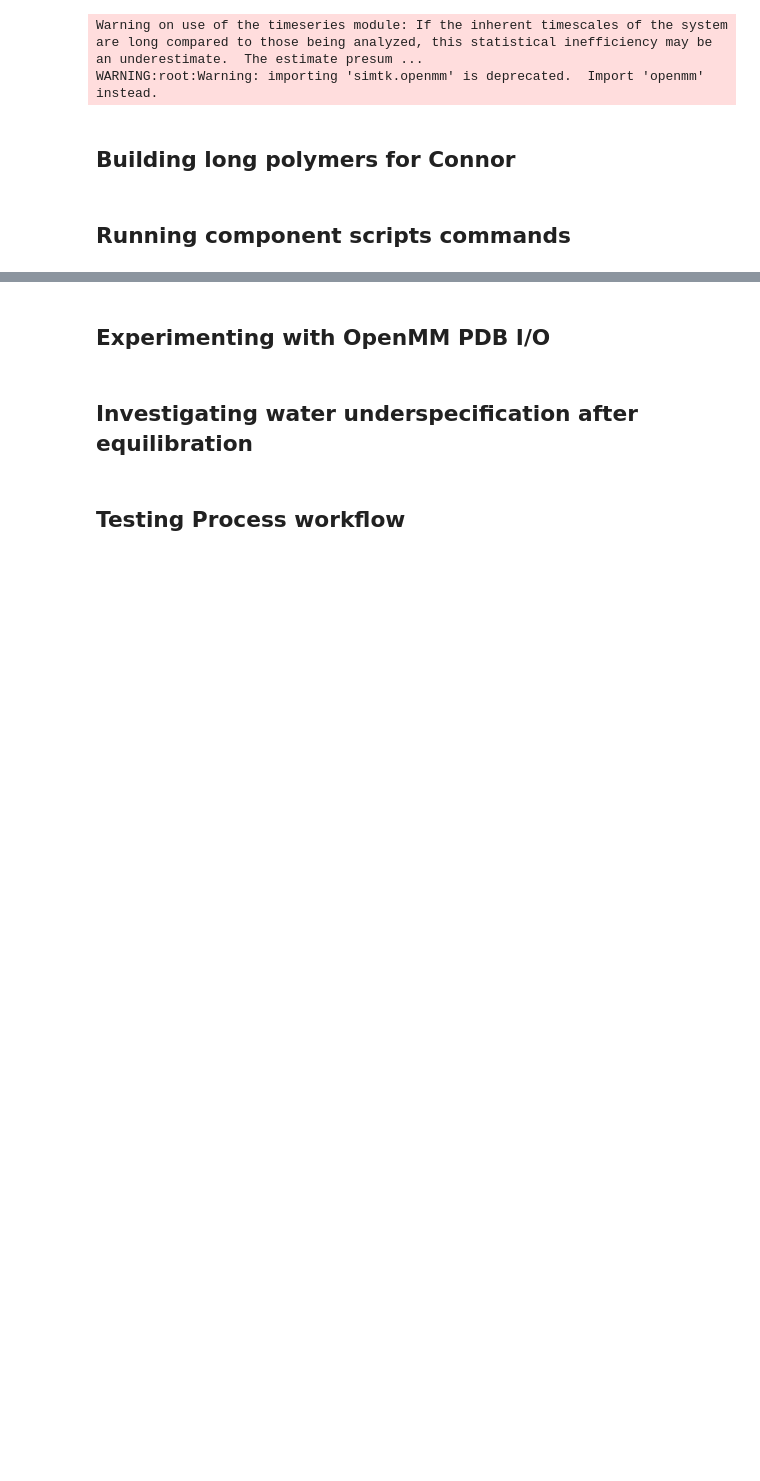
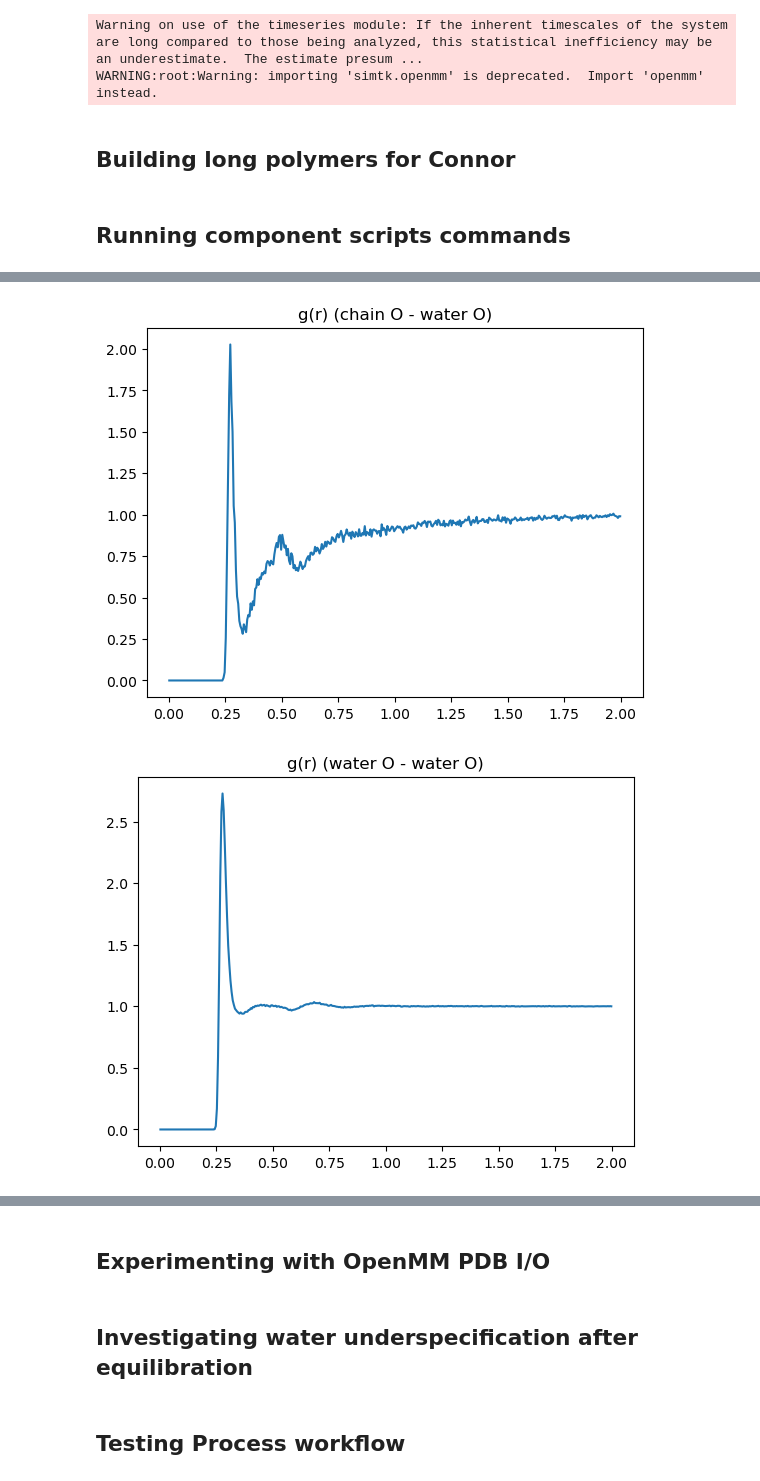
Before and after one commit to timbernat/polymer_workspace, a Jupyter notebook: polymer_dev.ipynb, the cells around one changed output, grey strips where cells are left out. Saved outputs shown, nothing was run; the diff lists cells and outputs as text; code cells hidden in the pictures; blank space fills up the shorter version.

Commit message:
Debugging of energy min snapshots and water packing

```diff
--- a/polymer_dev.ipynb
+++ b/polymer_dev.ipynb
@@ -303,13 +248,13 @@ traj = poly2.load_traj()
 
 unique_elems = set(atom.element.symbol for atom in traj.topology.atoms)
 pair_dict = {
-    'chain O - water O' : traj.top.select_pairs('not water and element O', 'water and element O'),
-    'water O - water O' : traj.top.select_pairs('water and element O', 'water and element O')
+    'chain O - water O' : traj.top.select_pairs('not resname wat and element O', 'resname wat and element O'),
+    'water O - water O' : traj.top.select_pairs('resname wat and element O', 'resname wat and element O')
 }
 
 if 'N' in unique_elems:
-    pair_dict['chain N - water O'] = traj.top.select_pairs('not water and element N', 'water and element O')
+    pair_dict['chain N - water O'] = traj.top.select_pairs('not resname wat and element N', 'resname wat and element O')
 # %%
-rdf_data = trajectory.acquire_rdfs(traj, min_rad=0.0, max_rad=2.0, rad_unit=nanometer)
+rdf_data = trajectory.acquire_rdfs(traj, pair_dict=pair_dict, min_rad=0.0, max_rad=2.0, rad_unit=nanometer)
 # %%
 radii, rdfs = trajectory.rdfs_to_plot_data(rdf_data)
@@ -315,0 +277,8 @@ radii, rdfs = trajectory.rdfs_to_plot_data(rdf_data)
+# %%
+for col, series in rdfs.items():
+    fig = plt.figure()
+    plt.plot(radii, series)
+    plt.title(col)
+# %% [output]
+[figure, added]
+[figure, added]
```
Also changed, not shown: parts of 7 cells of this notebook.
